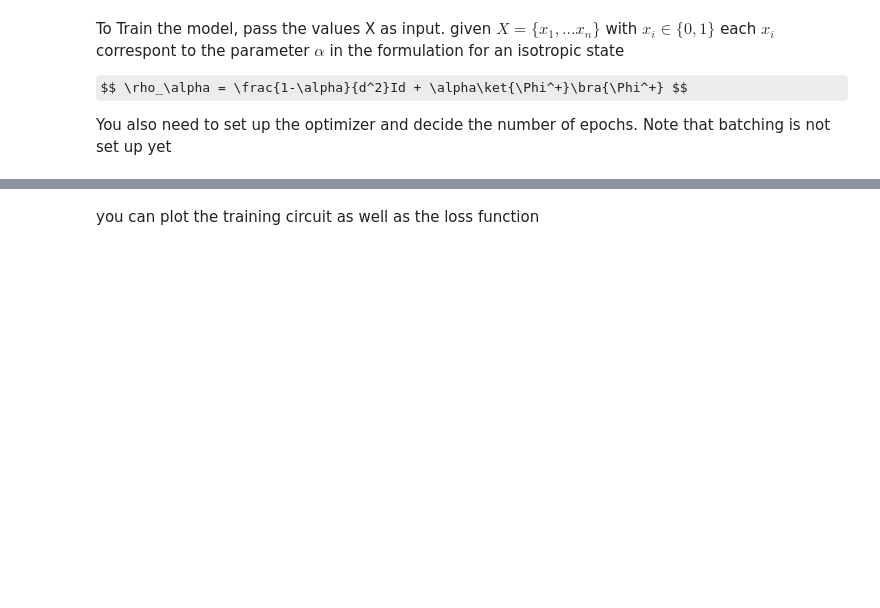
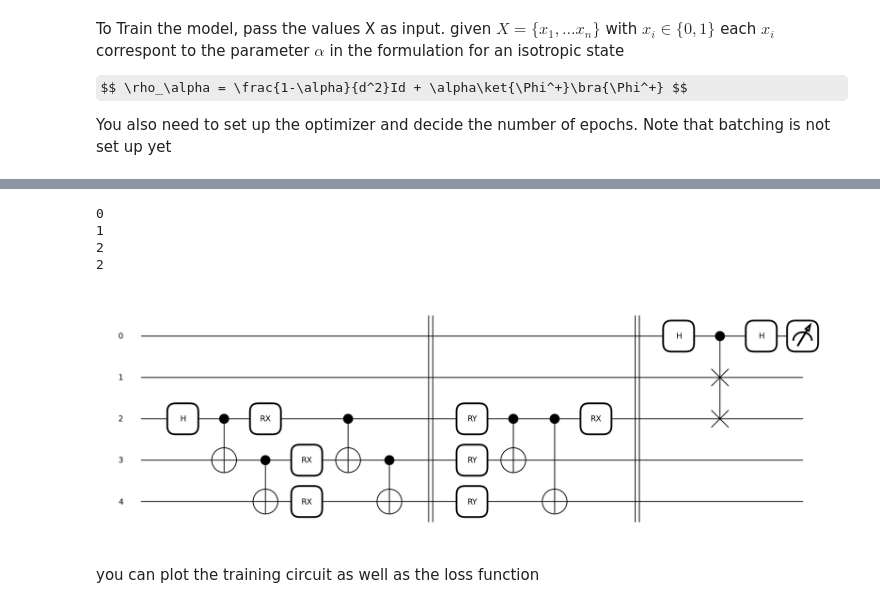
Before and after one commit to filorazi/Dim_red_SWAP, a Jupyter notebook: playground.ipynb, the cells around one changed output, grey strips where cells are left out. Saved outputs shown, nothing was run; the diff lists cells and outputs as text; code cells hidden in the pictures; some formulas as TeX source; blank space fills up the shorter version.

```diff
--- a/playground.ipynb
+++ b/playground.ipynb
@@ -49,3 +69,11 @@ Epoch 9: Loss = 0.0012918509116462771
+# %%
+ae.plot_cirq()
+# %% [output]
+0
+1
+2
+2
+[figure, added]
 # %% [markdown]
 you can plot the training circuit as well as the loss function
 # %%
```
Also changed, not shown: parts of 7 cells of this notebook, 3 other files.
